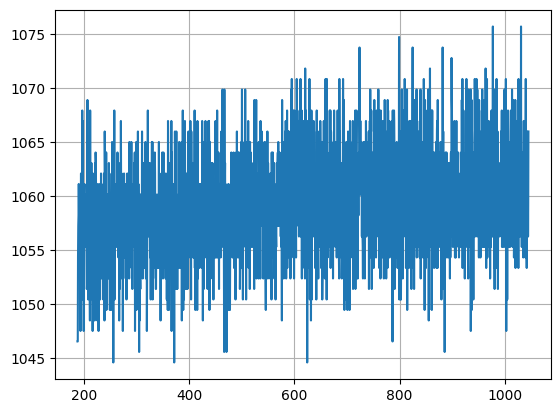
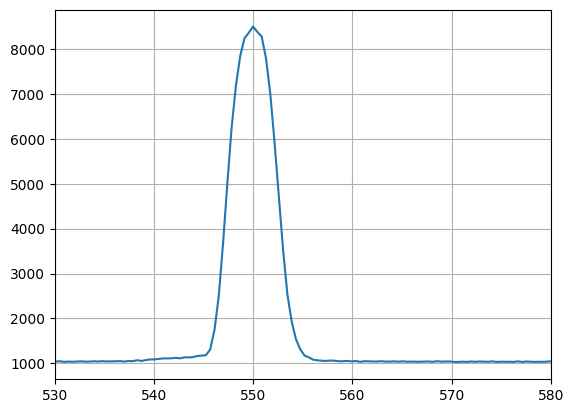
The notebook cell's code change between the first figure and the second:
--- before
+++ after
@@ -1,5 +1,5 @@
 wl, counts = sp.snapshot()
 plt.plot(wl, counts)
-#plt.xlim([400, 1000])
+plt.xlim([530, 580])
 #plt.ylim([0, 70000])
 #plt.vlines(550, 0, 35000, 'r')

Commit: new exposure + piezo scripts